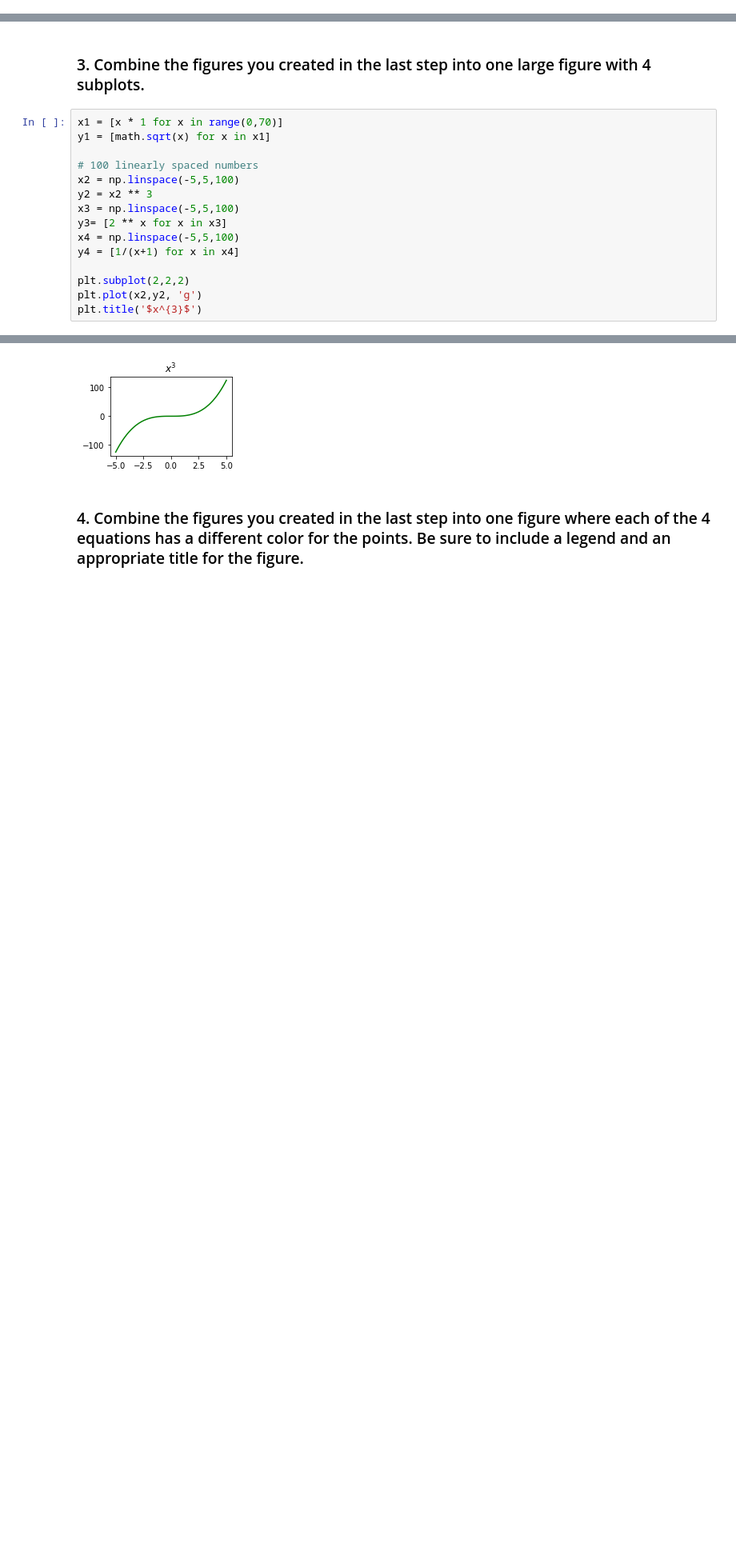
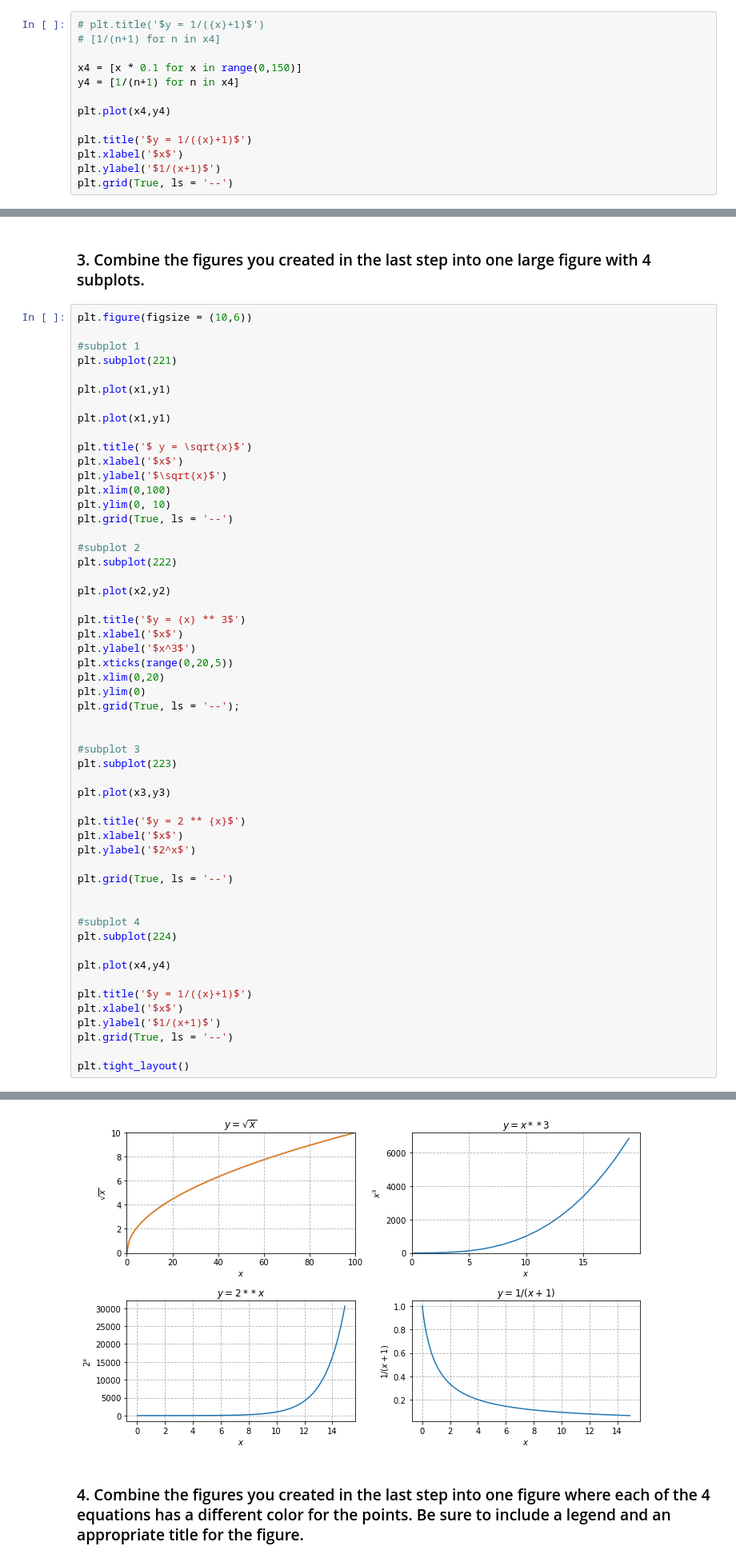
Before and after one commit to rachelrobbinsmayhill/numpy-pandas-visualization-exercises, a Jupyter notebook: matplotlib_exercises.ipynb, the cells around one changed output, grey strips where cells are left out. Shown at 80% size. Cells and saved outputs as stored; diff of their text form; blank space fills up the shorter version.

```diff
--- a/matplotlib_exercises.ipynb
+++ b/matplotlib_exercises.ipynb
@@ -89,0 +105,13 @@ plt.ylim(0,10)
+# %%
+# plt.title('$y = 1/({x}+1)$')
+# [1/(n+1) for n in x4]
+
+x4 = [x * 0.1 for x in range(0,150)]
+y4 = [1/(n+1) for n in x4]
+
+plt.plot(x4,y4)
+
+plt.title('$y = 1/({x}+1)$')
+plt.xlabel('$x$')
+plt.ylabel('$1/(x+1)$')
+plt.grid(True, ls = '--')
@@ -90,18 +120,57 @@ plt.ylim(0,10)
 # %% [markdown]
 ### 3. Combine the figures you created in the last step into one large figure with 4 subplots.
 # %%
-x1 = [x * 1 for x in range(0,70)]
-y1 = [math.sqrt(x) for x in x1]
+plt.figure(figsize = (10,6))
 
-# 100 linearly spaced numbers
-x2 = np.linspace(-5,5,100)
-y2 = x2 ** 3
-x3 = np.linspace(-5,5,100)
-y3= [2 ** x for x in x3]
-x4 = np.linspace(-5,5,100)
-y4 = [1/(x+1) for x in x4]
+#subplot 1
+plt.subplot(221)
 
-plt.subplot(2,2,2)
-plt.plot(x2,y2, 'g')
-plt.title('$x^{3}$')
+plt.plot(x1,y1)
+
+plt.plot(x1,y1)
+
+plt.title('$ y = \sqrt{x}$')
+plt.xlabel('$x$')
+plt.ylabel('$\sqrt{x}$')
+plt.xlim(0,100)
+plt.ylim(0, 10)
+plt.grid(True, ls = '--')
+
+#subplot 2
+plt.subplot(222)
+
+plt.plot(x2,y2)
+
+plt.title('$y = {x} ** 3$')
+plt.xlabel('$x$')
+plt.ylabel('$x^3$')
+plt.xticks(range(0,20,5))
+plt.xlim(0,20)
+plt.ylim(0)
+plt.grid(True, ls = '--');
+
+
+#subplot 3
+plt.subplot(223)
+
+plt.plot(x3,y3)
+
+plt.title('$y = 2 ** {x}$')
+plt.xlabel('$x$')
+plt.ylabel('$2^x$')
+
+plt.grid(True, ls = '--')
+
+
+#subplot 4
+plt.subplot(224)
+
+plt.plot(x4,y4)
+
+plt.title('$y = 1/({x}+1)$')
+plt.xlabel('$x$')
+plt.ylabel('$1/(x+1)$')
+plt.grid(True, ls = '--')
+
+plt.tight_layout()
 # %% [output]
@@ -109,3 +177,3 @@ Text(0.5, 1.0, '$x^{3}$')
-[figure, old version]
+[figure, new version]
 # %% [markdown]
 ### 4. Combine the figures you created in the last step into one figure where each of the 4 equations has a different color for the points. Be sure to include a legend and an appropriate title for the figure.
```
Also changed, not shown: parts of 6 cells of this notebook.
